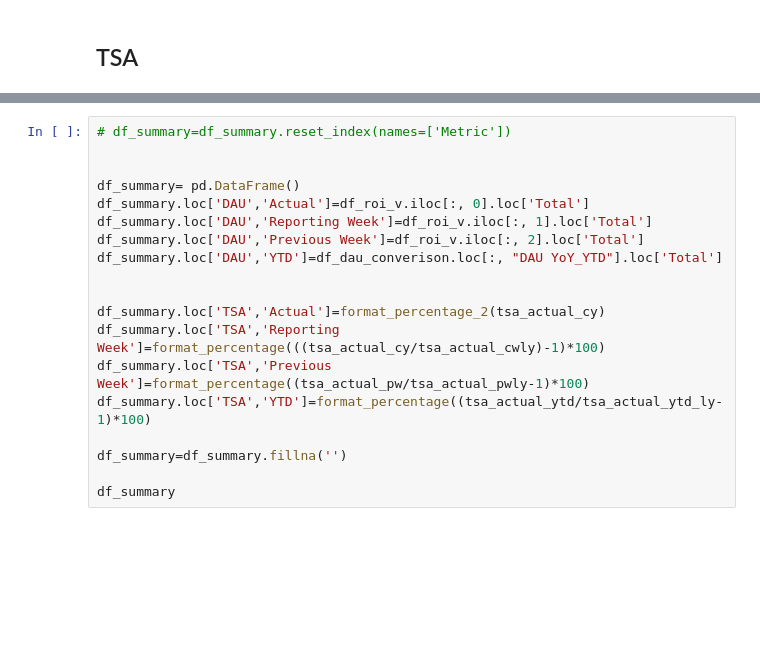
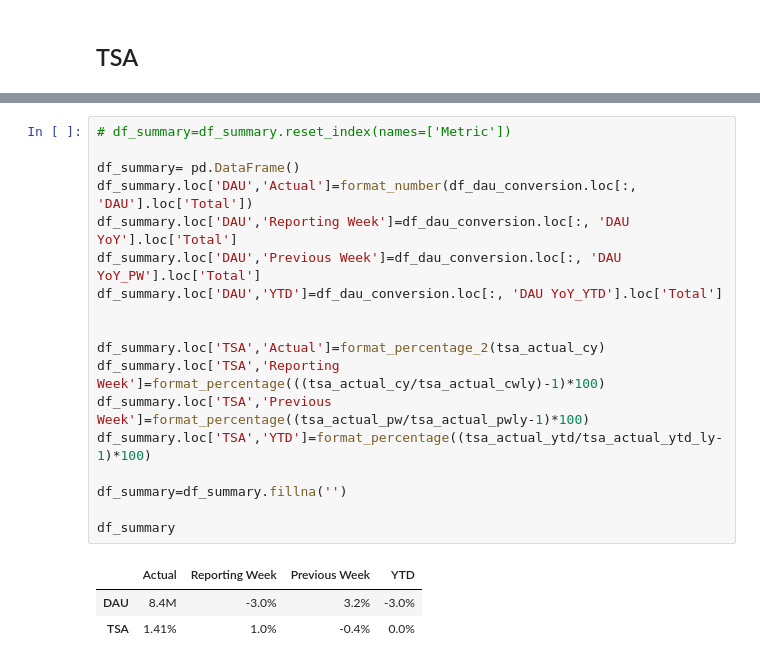
Before and after one commit to shiyunye/Flight-Weekly-Note, a Jupyter notebook: code monthly/monthlynote_used.ipynb, the cells around one changed output, grey strips where cells are left out. Saved outputs shown, nothing was run; the diff lists cells and outputs as text; blank space fills up the shorter version.

```diff
--- a/code monthly/monthlynote_used.ipynb
+++ b/code monthly/monthlynote_used.ipynb
@@ -471,22 +592,25 @@ print("TSA YTD LY",tsa_ytd_ly,"PCLN YTD LY",pcln_cwly,"%TSA market share LY YTD
 # %%
 # df_summary=df_summary.reset_index(names=['Metric'])
 
-
 df_summary= pd.DataFrame()
-df_summary.loc['DAU','Actual']=df_roi_v.iloc[:, 0].loc['Total']
-df_summary.loc['DAU','Reporting Week']=df_roi_v.iloc[:, 1].loc['Total']
-df_summary.loc['DAU','Previous Week']=df_roi_v.iloc[:, 2].loc['Total']
-df_summary.loc['DAU','YTD']=df_dau_converison.loc[:, "DAU YoY_YTD"].loc['Total']
+df_summary.loc['DAU','Actual']=format_number(df_dau_conversion.loc[:, 'DAU'].loc['Total'])
+df_summary.loc['DAU','Reporting Week']=df_dau_conversion.loc[:, 'DAU YoY'].loc['Total']
+df_summary.loc['DAU','Previous Week']=df_dau_conversion.loc[:, 'DAU YoY_PW'].loc['Total']
+df_summary.loc['DAU','YTD']=df_dau_conversion.loc[:, 'DAU YoY_YTD'].loc['Total']
 
 
 df_summary.loc['TSA','Actual']=format_percentage_2(tsa_actual_cy)
 df_summary.loc['TSA','Reporting Week']=format_percentage(((tsa_actual_cy/tsa_actual_cwly)-1)*100)
 df_summary.loc['TSA','Previous Week']=format_percentage((tsa_actual_pw/tsa_actual_pwly-1)*100)
 df_summary.loc['TSA','YTD']=format_percentage((tsa_actual_ytd/tsa_actual_ytd_ly-1)*100)
 
 df_summary=df_summary.fillna('')
 
 df_summary
+# %% [output]
+|  | Actual | Reporting Week | Previous Week | YTD |
+| DAU | 8.4M | -3.0% | 3.2% | -3.0% |
+| TSA | 1.41% | 1.0% | -0.4% | 0.0% |
 # %%
 final_summary = pd.concat([finance_output,df_summary])
 final_summary = final_summary.join(df_vs_plan, how="left").fillna('')
```
Also changed, not shown: parts of 15 cells of this notebook, 4 other files.
